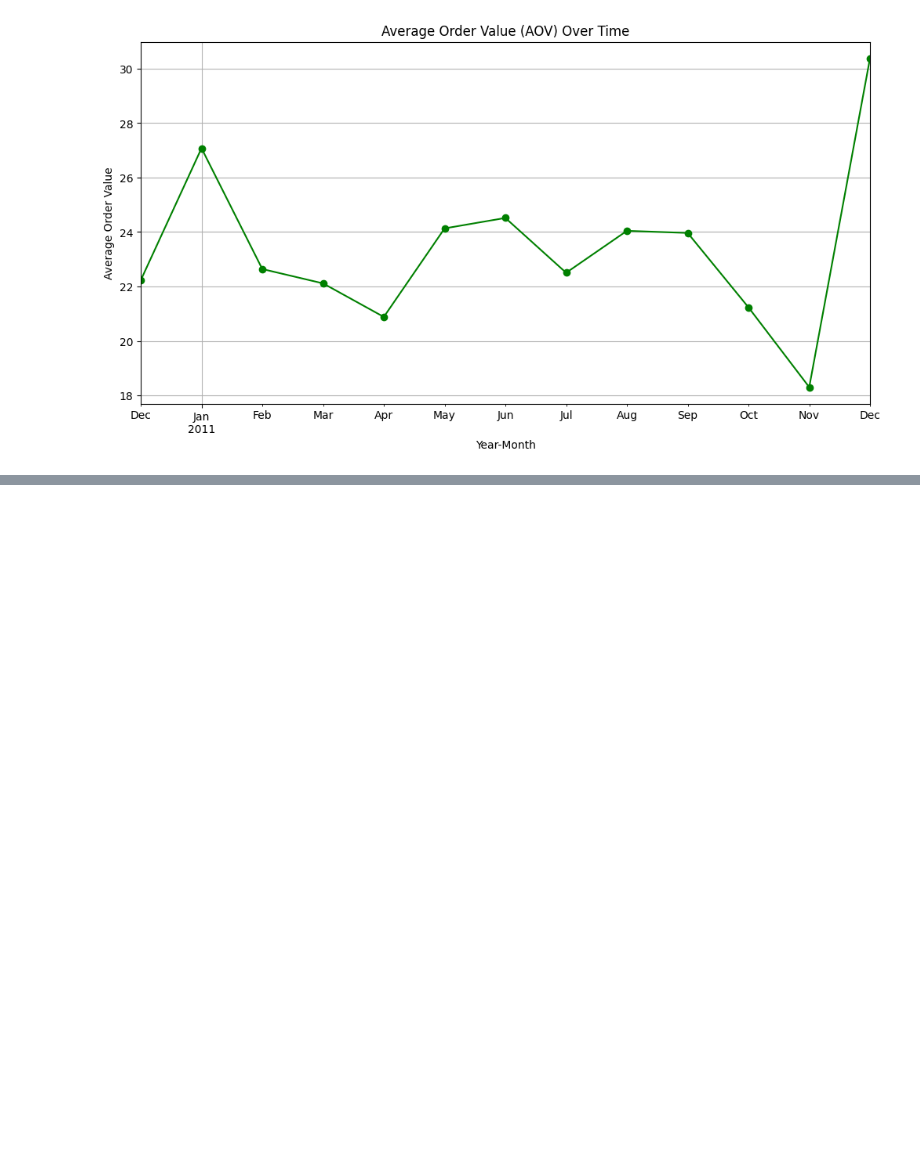
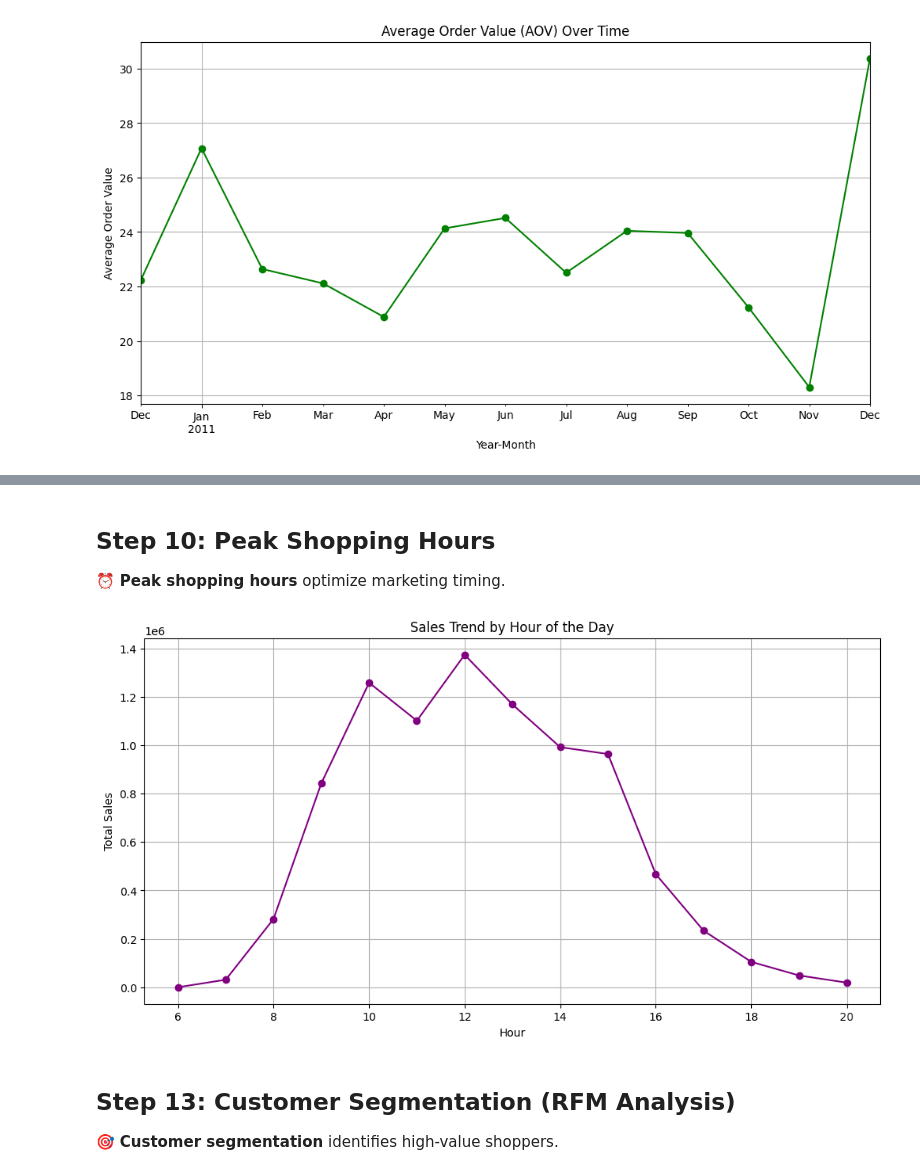
Before and after one commit to zainhaidar16/EcommerceSalesETL, a Jupyter notebook: DataVisualization.ipynb, the cells around one changed output, grey strips where cells are left out. Drawn from its saved outputs; the diff is of its cells as text; code cells hidden in the pictures; blank space fills up the shorter version.

```diff
--- a/DataVisualization.ipynb
+++ b/DataVisualization.ipynb
@@ -167,0 +175,23 @@ These visualizations help understand the business performance and customer behav
+# %% [markdown]
+## **Step 10: Peak Shopping Hours**
+⏰ **Peak shopping hours** optimize marketing timing.
+# %%
+# Extract hour from InvoiceDate
+df['Hour'] = df['InvoiceDate'].dt.hour
+
+# Aggregate sales by hour
+hourly_sales = df.groupby('Hour')['TotalPrice'].sum()
+
+# Plot sales trend by hour
+plt.figure(figsize=(12, 6))
+hourly_sales.plot(marker='o', color="purple")
+plt.title("Sales Trend by Hour of the Day")
+plt.xlabel("Hour")
+plt.ylabel("Total Sales")
+plt.grid(True)
+plt.show()
+# %% [output]
+[figure, added]
+# %% [markdown]
+## **Step 13: Customer Segmentation (RFM Analysis)**
+🎯 **Customer segmentation** identifies high-value shoppers.
```
Also changed, not shown: parts of 5 cells of this notebook.
